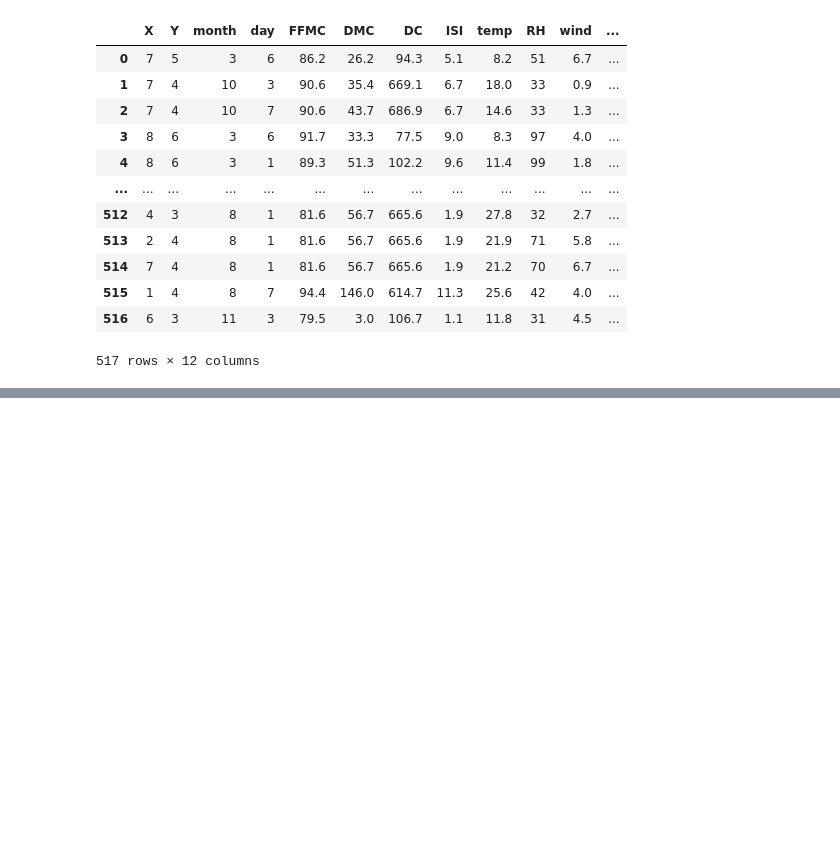
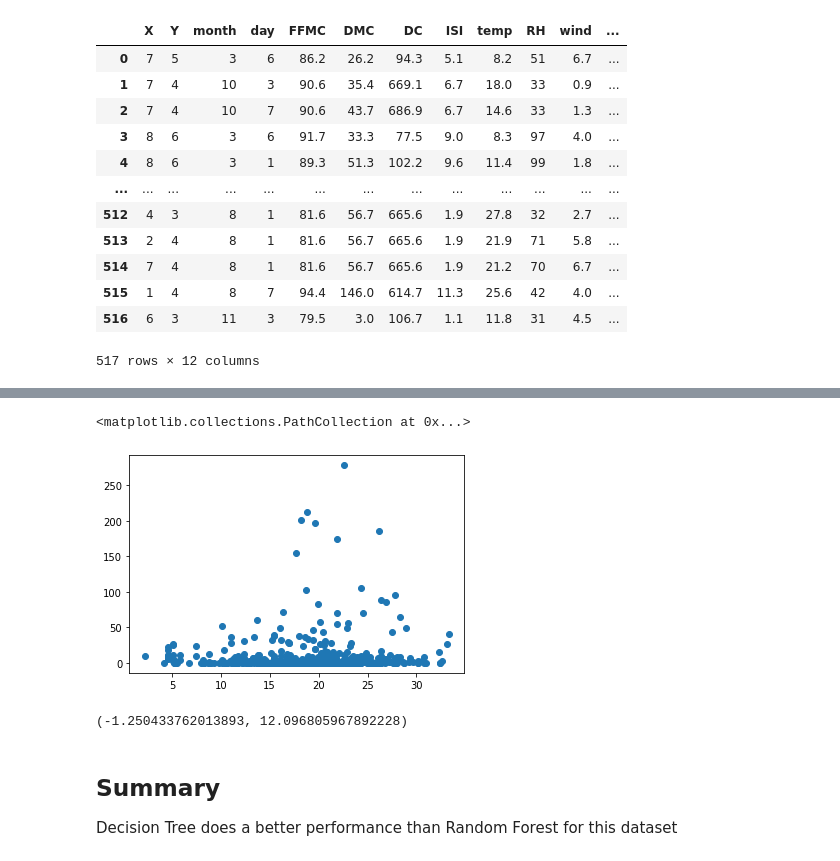
Before and after one commit to Manuel-mane/Forest_fire, a Jupyter notebook: regression_prediction_of_forest_fire_using_random_forest.ipynb, the cells around one changed output, grey strips where cells are left out. Drawn from its saved outputs; the diff is of its cells as text; code cells hidden in the pictures; blank space fills up the shorter version.

```diff
--- a/regression_prediction_of_forest_fire_using_random_forest.ipynb
+++ b/regression_prediction_of_forest_fire_using_random_forest.ipynb
@@ -356,0 +325,4 @@ With randomizedSearchCV we get a lower score than before. So, we will try other
+# %%
+data_cl = pd.read_csv('forestfires_no_outliers.csv')
+data_cl.drop('Unnamed: 0', axis=1, inplace=True)
+data_cl.head()
@@ -356,0 +336,57 @@ With randomizedSearchCV we get a lower score than before. So, we will try other
+# %%
+plt.scatter(data_cl.temp, data_cl.area)
+# %% [output]
+<matplotlib.collections.PathCollection at 0x...>
+[figure, added]
+# %%
+model=RandomForestRegressor()
+
+np.random.seed(42)
+
+data_cl.drop(['ISI', 'wind', 'rain', 'day', 'X', 'Y'], axis=1, inplace=True)
+
+
+X = data_cl.drop('area', axis=1)
+y = data_cl['area']
+
+# Transforming categorical data month into numbers
+X['month'] = X['month'].replace('jan', 1)
+X['month'] = X['month'].replace('feb', 2)
+X['month'] = X['month'].replace('mar', 3)
+X['month'] = X['month'].replace('apr', 4)
+X['month'] = X['month'].replace('may', 5)
+X['month'] = X['month'].replace('jun', 6)
+X['month'] = X['month'].replace('jul', 7)
+X['month'] = X['month'].replace('aug', 8)
+X['month'] = X['month'].replace('sep', 9)
+X['month'] = X['month'].replace('oct', 10)
+X['month'] = X['month'].replace('nov', 11)
+X['month'] = X['month'].replace('dec', 12)
+
+#Splitting the data
+X_train, X_test, y_train, y_test = train_test_split(X, y, test_size=0.25, random_state=42)
+
+# Scaling the features using MinMaxScaler
+scaler = MinMaxScaler()
+X_train_scaled = scaler.fit_transform(X_train)
+X_test_scaled = scaler.transform(X_test)
+y_train = np.array(y_train).reshape(-1,1)
+y_train_scaled = scaler.fit_transform(y_train)
+
+# Fitting the model
+model.fit(X_train_scaled, y_train_scaled)
+
+# Making predictions
+pred = model.predict(X_test_scaled)
+
+y_pred = scaler.inverse_transform(np.array(pred).reshape(-1, 1))
+
+
+
+r2_score(y_test, y_pred), mean_absolute_error(y_test, y_pred)
+# %% [output]
+(-1.250433762013893, 12.096805967892228)
+# %% [markdown]
+## Summary
+
+Decision Tree does a better performance than Random Forest for this dataset
```
Also changed, not shown: parts of 24 cells of this notebook, 1 other file.
